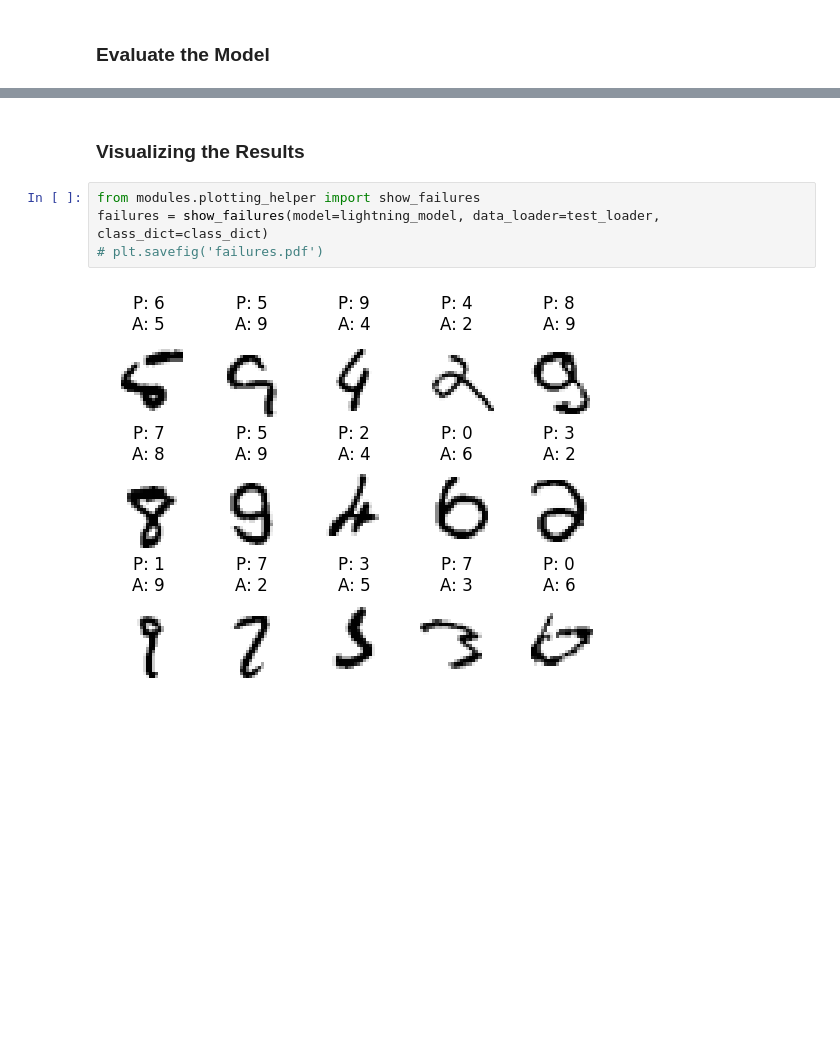
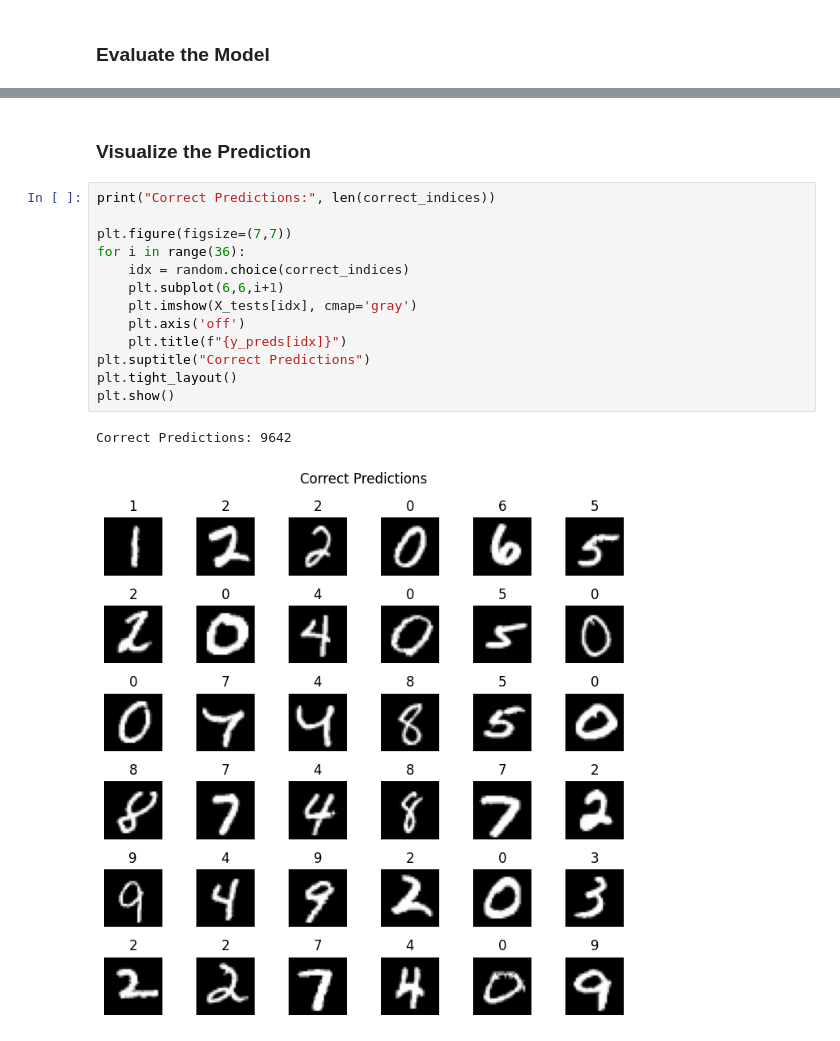
Before and after one commit to gsmrana/Deep-Learning-Starter, a Jupyter notebook: pytorch_starter/05_LightningMLP_mnist.ipynb, the cells around one changed output, grey strips where cells are left out. Drawn from its saved outputs; the diff is of its cells as text; blank space fills up the shorter version.

```diff
--- a/pytorch_starter/05_LightningMLP_mnist.ipynb
+++ b/pytorch_starter/05_LightningMLP_mnist.ipynb
@@ -325,8 +373,18 @@ plt.show()
 # %% [markdown]
-### Visualizing the Results
+### Visualize the Prediction
-# %%
-from modules.plotting_helper import show_failures
-failures = show_failures(model=lightning_model, data_loader=test_loader, class_dict=class_dict)
-# plt.savefig('failures.pdf')
-# %% [output]
-[figure, removed]
+# %%
+print("Correct Predictions:", len(correct_indices))
+
+plt.figure(figsize=(7,7))
+for i in range(36):
+    idx = random.choice(correct_indices)
+    plt.subplot(6,6,i+1)
+    plt.imshow(X_tests[idx], cmap='gray')
+    plt.axis('off')
+    plt.title(f"{y_preds[idx]}")
+plt.suptitle("Correct Predictions")
+plt.tight_layout()
+plt.show()
+# %% [output]
+Correct Predictions: 9642
+[figure, added]
```
Also changed, not shown: parts of 24 cells of this notebook, 14 other files.
